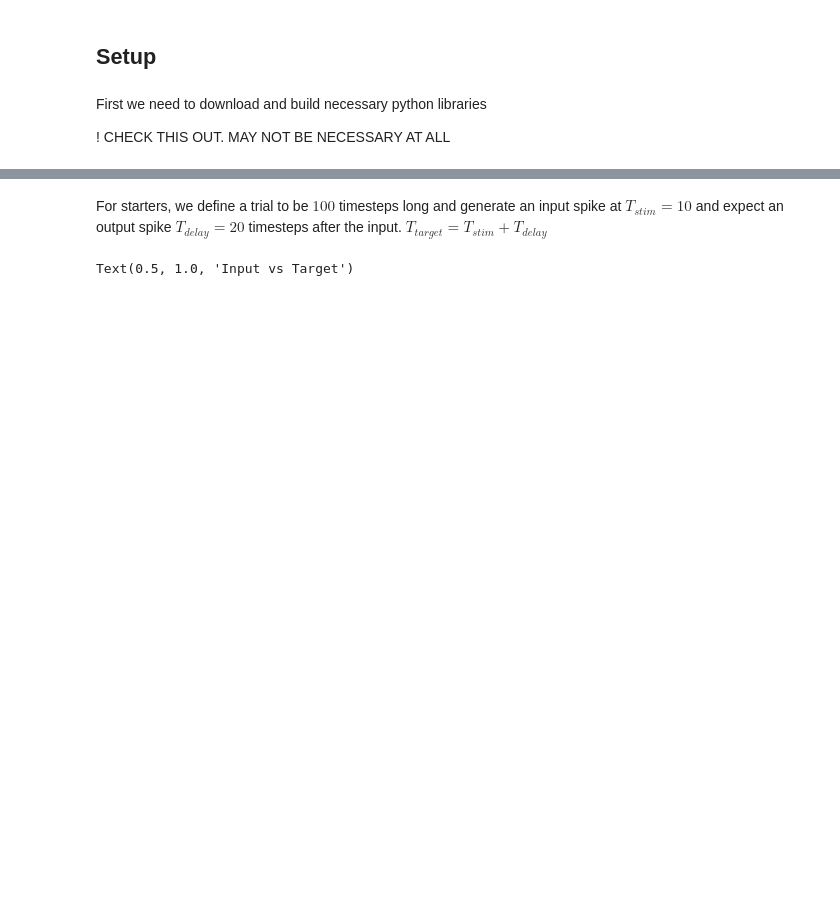
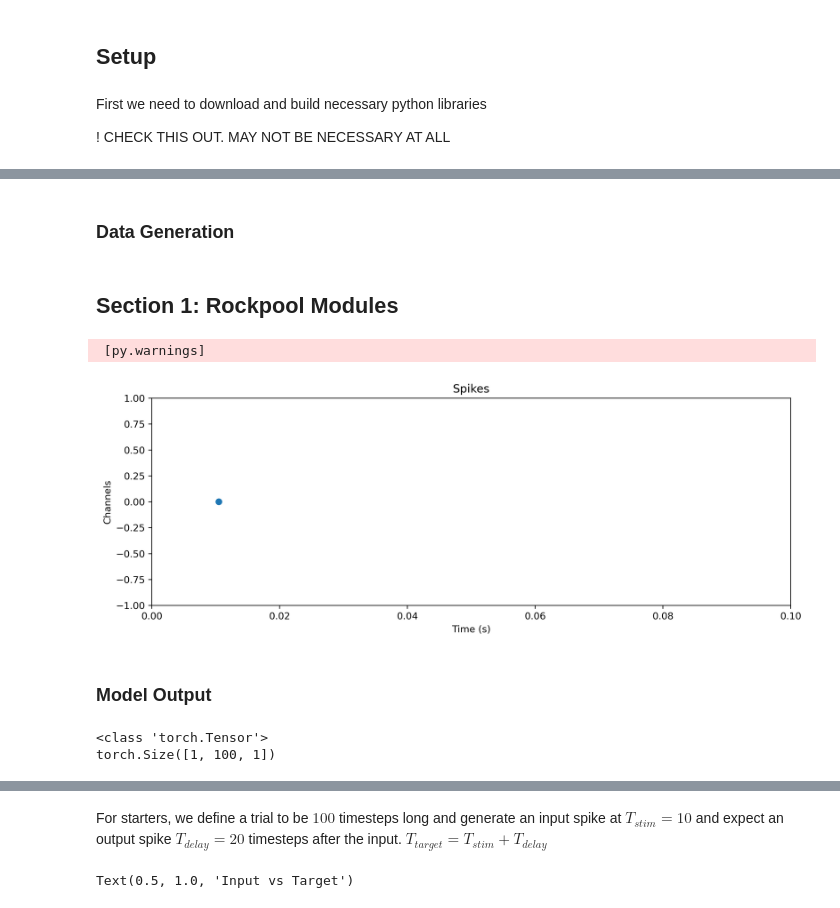
Before and after one commit to synsense/snn-workshop-amld-2022, a Jupyter notebook: 3. Training SNNs from scracth/training_snn.ipynb, the cells around one changed output, grey strips where cells are left out. Saved outputs shown, nothing was run; the diff lists cells and outputs as text; code cells hidden in the pictures; blank space fills up the shorter version.

```diff
--- a/3. Training SNNs from scracth/training_snn.ipynb
+++ b/3. Training SNNs from scracth/training_snn.ipynb
@@ -71,0 +134,2 @@ plt.rcParams['figure.dpi'] = 300
+# %% [markdown]
+### Data Generation
@@ -71,0 +148,16 @@ plt.rcParams['figure.dpi'] = 300
+# %% [markdown]
+## Section 1: Rockpool Modules
+# %%
+dt = 1e-3
+
+lin_0 = LinearTorch((1, 1), weight = torch.tensor([[.5]]), has_bias=False)
+neuron_0 = LIFTorch((1, 1), spike_generation_fn=PeriodicExponential)
+model_0 = Sequential(lin_0, neuron_0)
+# %% [output]
+ [py.warnings]
+# %%
+_input = one_spike_sample(t_spike=10e-3, duration=100e-3, dt=dt)
+input_ts = TSEvent.from_raster(_input[0], dt=dt, name="Spikes")
+input_ts.plot();
+# %% [output]
+[figure, added]
@@ -71,0 +167,8 @@ plt.rcParams['figure.dpi'] = 300
+# %% [markdown]
+### Model Output
+# %%
+print(type(tsOutput_0))
+print(tsOutput_0.shape)
+# %% [output]
+<class 'torch.Tensor'>
+torch.Size([1, 100, 1])
```
Also changed, not shown: parts of 40 cells of this notebook.
